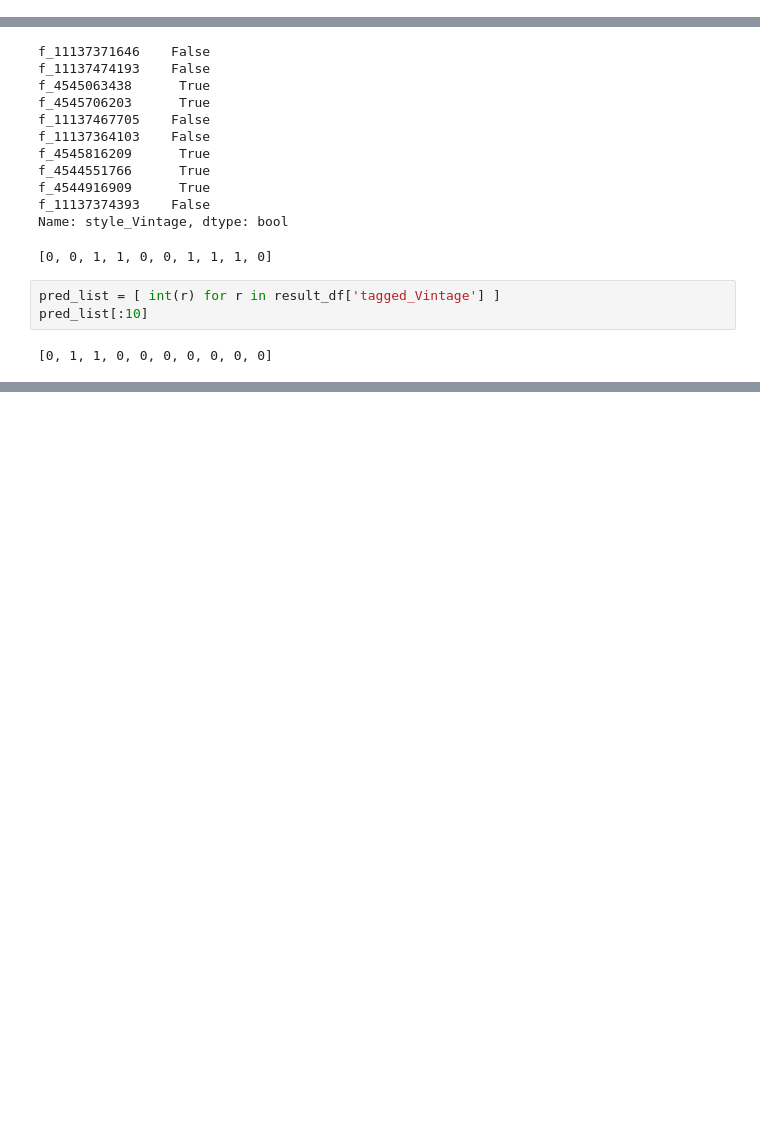
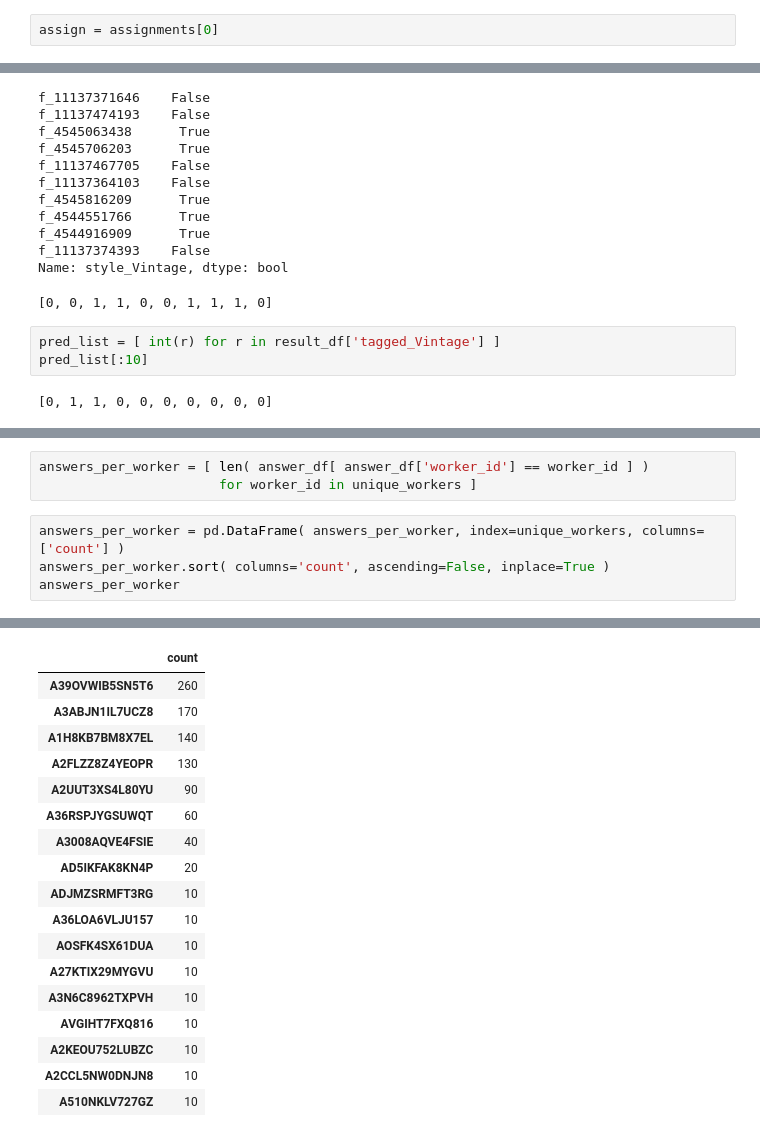
Before and after one commit to matttrent/vislab, a Jupyter notebook: notebooks/mturk_get_results.ipynb, the cells around one changed output, grey strips where cells are left out. Cells and saved outputs as stored; diff of their text form; blank space fills up the shorter version.

```diff
--- a/notebooks/mturk_get_results.ipynb
+++ b/notebooks/mturk_get_results.ipynb
@@ -166,2 +166,4 @@ len( assignments )
 # %% [markdown]
 # Approve assignments
+# %%
+assign = assignments[0]
@@ -283,0 +317,8 @@ print sklearn.metrics.precision_recall_fscore_support( truth_list, pred_list, po
+# %%
+answers_per_worker = [ len( answer_df[ answer_df['worker_id'] == worker_id ] )
+                       for worker_id in unique_workers ]
+# %%
+answers_per_worker = pd.DataFrame( answers_per_worker, index=unique_workers, columns=['count'] )
+answers_per_worker.sort( columns='count', ascending=False, inplace=True )
+answers_per_worker
+# %% [output]
@@ -283,0 +328,18 @@ print sklearn.metrics.precision_recall_fscore_support( truth_list, pred_list, po
+|  | count |
+| A39OVWIB5SN5T6 | 260 |
+| A3ABJN1IL7UCZ8 | 170 |
+| A1H8KB7BM8X7EL | 140 |
+| A2FLZZ8Z4YEOPR | 130 |
+| A2UUT3XS4L80YU | 90 |
+| A36RSPJYGSUWQT | 60 |
+| A3008AQVE4FSIE | 40 |
+| AD5IKFAK8KN4P | 20 |
+| ADJMZSRMFT3RG | 10 |
+| A36LOA6VLJU157 | 10 |
+| AOSFK4SX61DUA | 10 |
+| A27KTIX29MYGVU | 10 |
+| A3N6C8962TXPVH | 10 |
+| AVGIHT7FXQ816 | 10 |
+| A2KEOU752LUBZC | 10 |
+| A2CCL5NW0DNJN8 | 10 |
+| A510NKLV727GZ | 10 |
```
Also changed, not shown: parts of 17 cells of this notebook.
